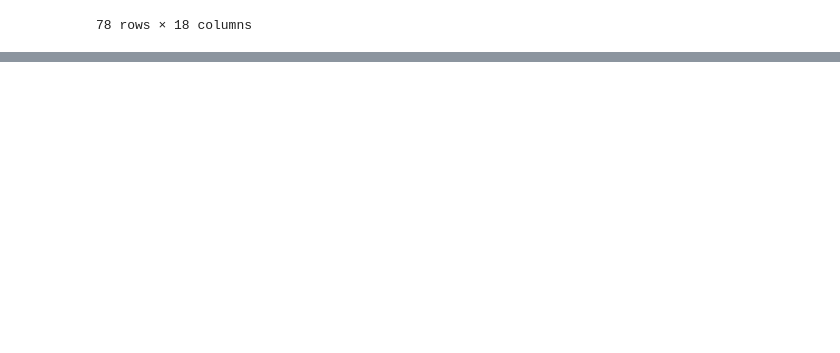
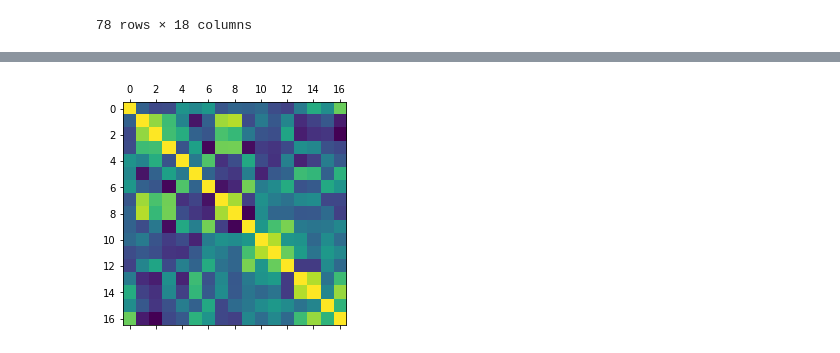
Before and after one commit to mx60s/HUBBS-Lab, a Jupyter notebook: Correlations.ipynb, the cells around one changed output, grey strips where cells are left out. Saved outputs shown, nothing was run; the diff lists cells and outputs as text; code cells hidden in the pictures; blank space fills up the shorter version.

```diff
--- a/Correlations.ipynb
+++ b/Correlations.ipynb
@@ -98,0 +114,34 @@ Namespaces are one honking great idea -- let's do more of those!
+# %%
+# change this process around so that each time you're simply switching out the slope for another measure & merging
+# with survey results
+
+training_changes = pd.DataFrame();
+
+for label,_ in e4_data_results.items():
+    if label == 'trial':
+        continue
+    if label[:3] in ["EDA", "HR_", "TEM", "BVP", "ACC", "IBI"]:
+        training_changes.insert(training_changes.shape[1], label + " Slope", [0.0] * int(e4_data_results.shape[0] / 8))
+    else:
+        training_changes.insert(training_changes.shape[1], label, [0.0] * int(e4_data_results.shape[0] / 8))
+
+
+i_change = 0
+for i_e4 in range(e4_data_results.shape[0]):
+    if e4_data_results.at[i_e4, "trial"] != 1:
+        continue
+    training_changes.at[i_change, "id"] = e4_data_results.at[i_e4, "id"]
+    for i in range(9, 17):
+        training_changes.iat[i_change, i] = e4_data_results.iat[i_e4, i + 1]
+    #print(training_changes.at[i_change, "id"])
+    final = i_e4 + 8
+    if final > e4_data_results.shape[0]:
+        final = e4_data_results.shape[0] - 1
+    print(i_e4, final)
+    for i in range(1, 9):
+        #print(e4_data_results.iat[i_e4, i + 1], e4_data_results.iat[i_e4 + 7, i + 1])
+        #training_changes.iat[i_change, i] = (e4_data_results.iat[final, i + 1] - e4_data_results.iat[i_e4, i + 1]) / e4_data_results.iat[i_e4, i + 1]
+        training_changes.iat[i_change, i] = (e4_data_results.iat[final, i + 1] - e4_data_results.iat[i_e4, i + 1]) / 8
+    i_change += 1
+
+training_changes
@@ -98,0 +170,6 @@ Namespaces are one honking great idea -- let's do more of those!
+# %%
+plt.matshow(training_changes.corr())
+plt.show()
+training_changes.corr()
+# %% [output]
+[figure, added]
```
Also changed, not shown: parts of 8 cells of this notebook, 1 other file.
